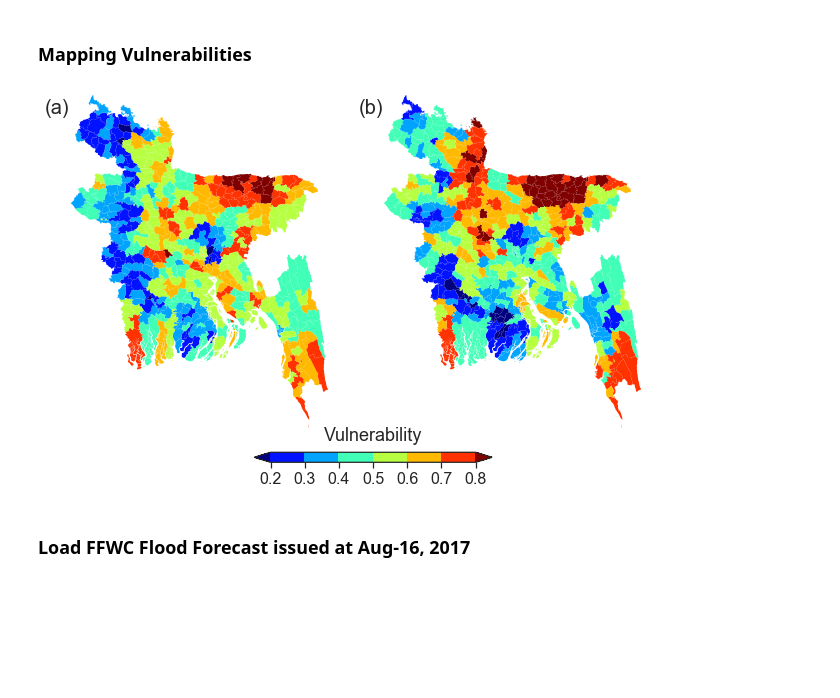
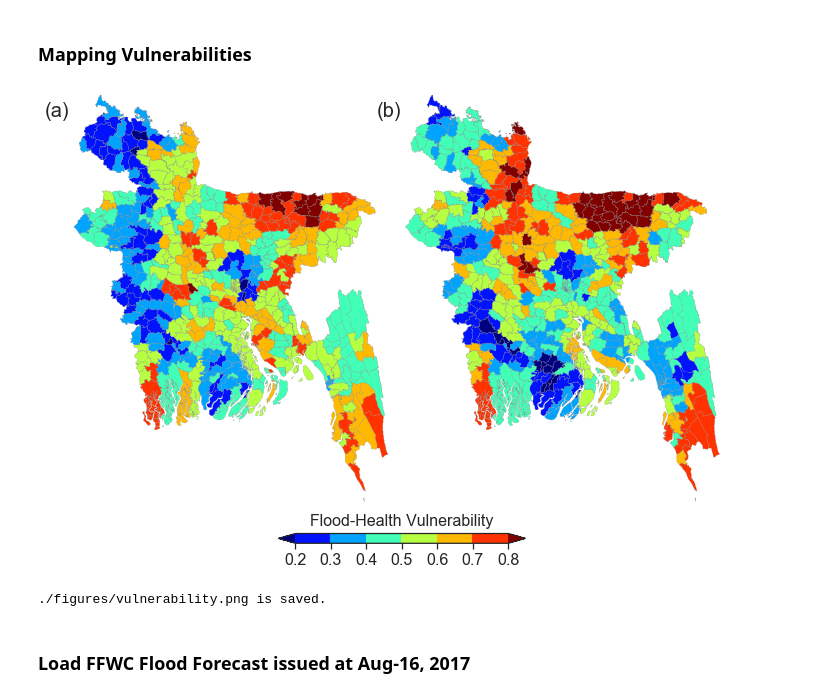
Before and after one commit to gnodnooh/VulnRiskImpact-BGD, a Jupyter notebook: FVI_Assessment.ipynb, the cells around one changed output. Saved outputs shown, nothing was run; the diff lists cells and outputs as text; code cells hidden in the pictures; blank space fills up the shorter version.

```diff
--- a/FVI_Assessment.ipynb
+++ b/FVI_Assessment.ipynb
@@ -71,6 +71,9 @@ corrmat.iloc[index,:] = corrmat_dist.iloc[index,:]
 corrmat.iloc[:,index] = corrmat_dist.iloc[:,index]
 # - Replace name_dot
 corrmat.columns = name_dot; corrmat.index = name_dot
+corrmat.index.name = ''
+corrmat.columns.name = ''
+
 
 # Plotting
 sns.set(style="white", font_scale=1)
@@ -212,40 +219,47 @@ cmap, norm, vmin, vmax, ticks, boundaries = fhv.cbarpam(bounds, 'jet', labloc='o
 
 # Plotting
 sns.set_style("white", {'axes.linewidth': 1, 'grid.color': 'black'})
 fignumb = ['(a)', '(b)', '(c)']
-figlabel = 'Vulnerability'
+figlabel = 'Flood-Health Vulnerability'
 fig, axes = plt.subplots(nrows=1,ncols=2,figsize=(9,5), facecolor='w')
 for (i, el) in enumerate(['sovi','equal']):
     ax = axes.flatten('F')[i]
     ax.set_axis_off()
     ax.set_aspect('equal')
     ax.axis(lims)
     map_upazila.plot(ax=ax, column=el,
-            cmap=cmap, norm=norm, vmin=vmin, vmax=vmax, linewidth=0.0, edgecolor='grey')
+            cmap=cmap, norm=norm, vmin=vmin, vmax=vmax, linewidth=0.2, edgecolor='grey')
     ax.annotate(fignumb[i], xy=(-0.05, 0.96), xycoords='axes fraction',
                 horizontalalignment='center', verticalalignment='center',
                 fontname='arial',fontsize=20)
-plt.tight_layout()
+plt.tight_layout(pad=-2)
 # Colorbar
 cax = inset_axes(ax, width="46%", height="3%",
                  loc='lower left',
-                 bbox_to_anchor=(-0.5, -0.1, 2, 1),
+                 bbox_to_anchor=(-0.4, -0.1, 1.7, 0.8),
                  bbox_transform=ax.transAxes,borderpad=0)
 cbar = mpl.colorbar.ColorbarBase(cax, cmap=cmap, norm=norm,
                                  boundaries=boundaries,
                                  extend='both',
                                  extendfrac=0.08,
                                  ticks = ticks,
                                  spacing='uniform',
                                  orientation='horizontal')
 cbar.ax.set_xticklabels(['%.1f'%lb for lb in np.array(bounds)],
                         fontname='arial', fontsize=16)
-cbar.set_label(figlabel, labelpad=-60,
-               fontname='arial', fontsize=18,
+cbar.set_label(figlabel, labelpad=-55,
+               fontname='arial', fontsize=16,
                horizontalalignment='center')
 plt.show()
+
+# Save a figure
+if True:
+    fn_save = './figures/vulnerability.png'
+    fig.savefig(fn_save, bbox_inches='tight')
+    print('%s is saved.' % fn_save)
 # %% [output]
-[figure, old version]
+[figure, new version]
+./figures/vulnerability.png is saved.
 # %% [markdown]
 ### Load FFWC Flood Forecast issued at Aug-16, 2017
 # %%
```
Also changed, not shown: parts of 5 cells of this notebook, 2 other files.
